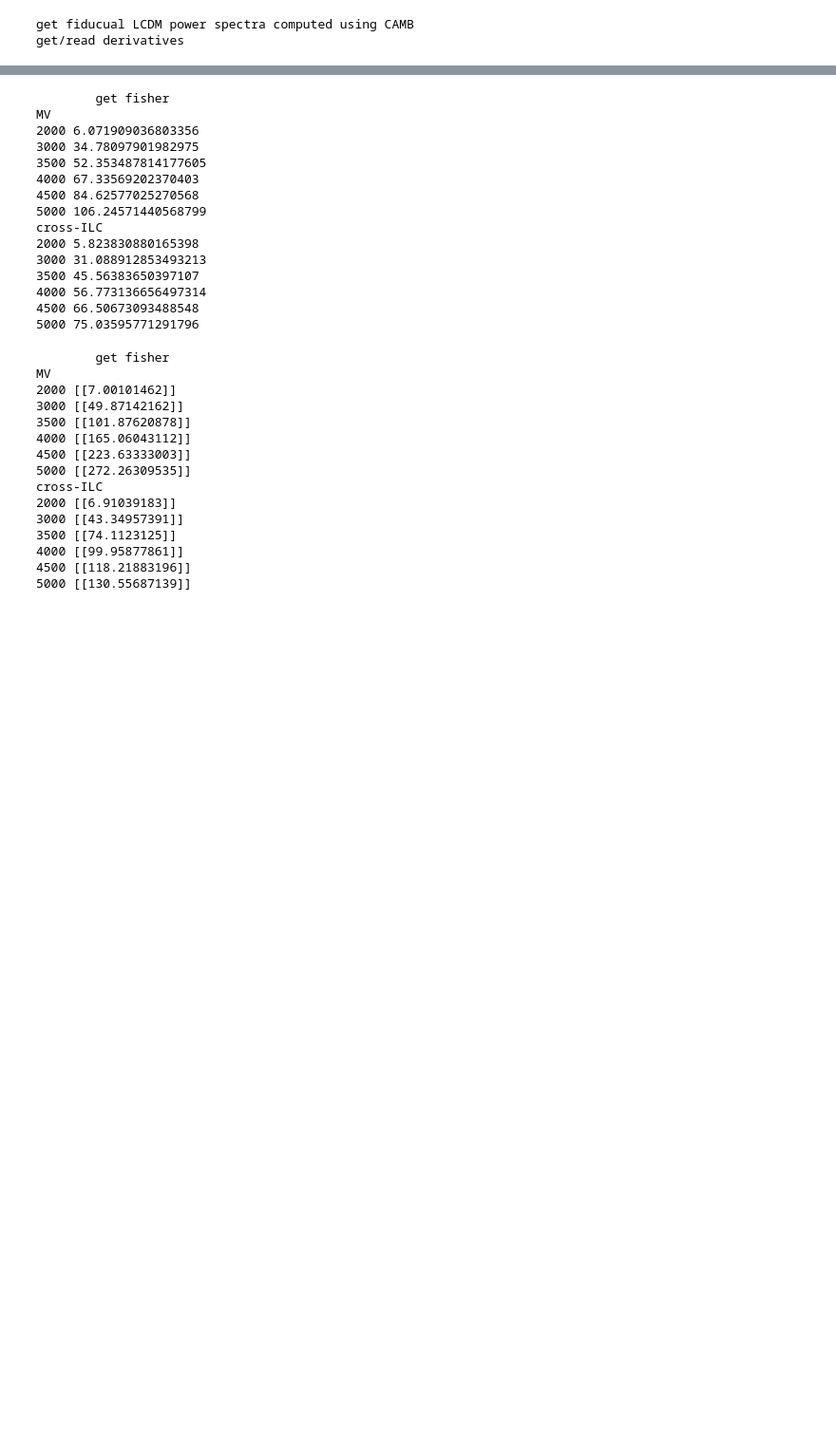
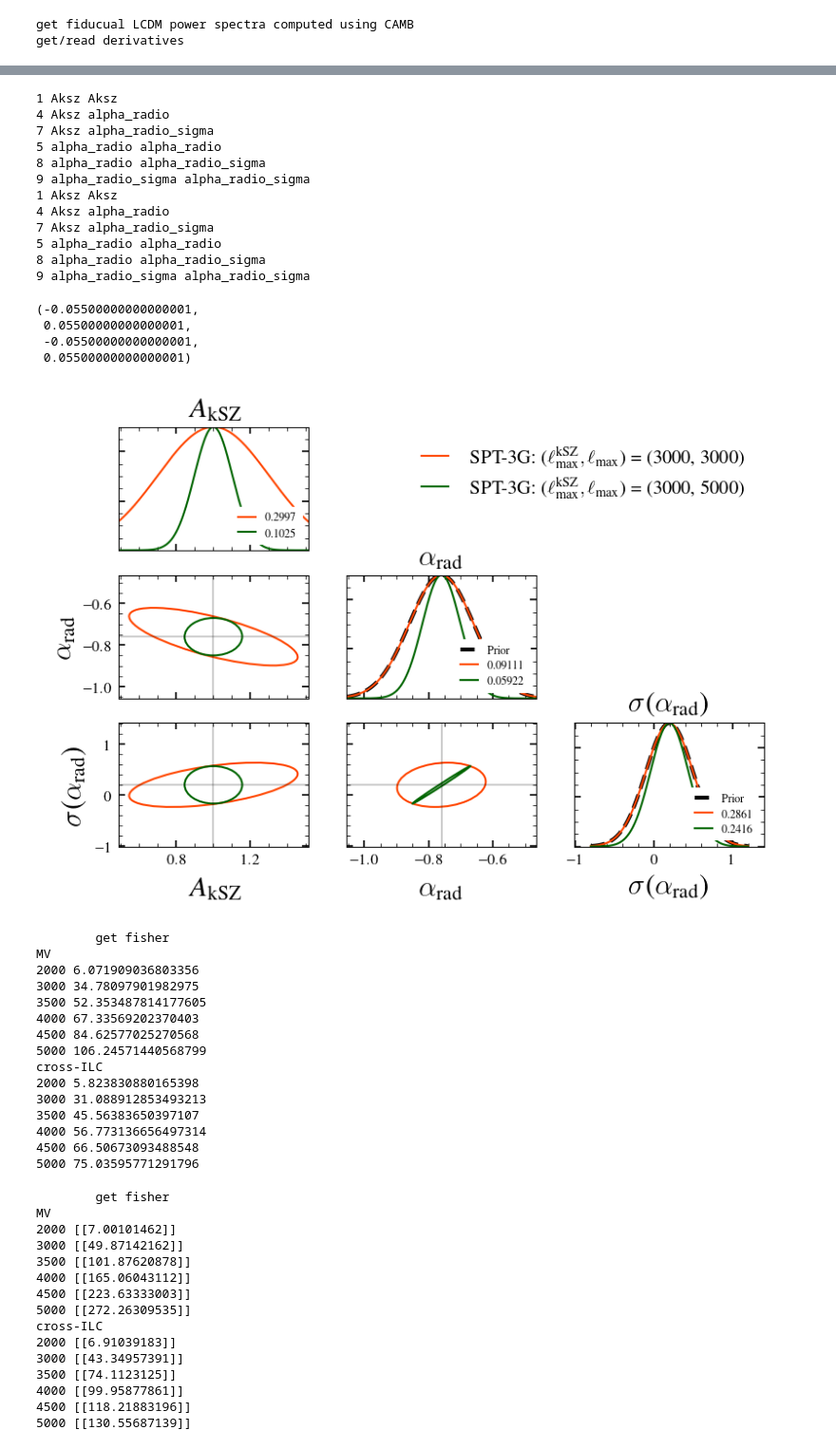
Before and after one commit to sriniraghunathan/cross_ilc_methods_paper, a Jupyter notebook: perform_ksz_fisher.ipynb, the cells around one changed output, grey strips where cells are left out. Shown: that part at 95% size. Saved outputs shown, nothing was run; the diff lists cells and outputs as text; code cells hidden in the pictures; blank space fills up the shorter version.

Commit message:
Fitting radio along with kSZ

```diff
--- a/perform_ksz_fisher.ipynb
+++ b/perform_ksz_fisher.ipynb
@@ -50,12 +52,14 @@ if (1): #with CCAT-prime
     fname_withccatp = 'publish/data/ilc_weights_residuals_%s_fg_model_withccatphfnoisescaledby5.0.npy' %(which_fg_model)
     ilc_dict_withccatp = np.load(fname_withccatp, allow_pickle = True).item()
 
+    weights_dict_withccatp = ilc_dict_withccatp['weights']
+
     #get experiment Nl_dict
     nl_TP_dict_withccatp = ilc_dict_withccatp['nl_TP_dict']
 
     #total ILC residuals
     total_ilc_residuals_dict_withccatp = ilc_dict_withccatp['total_ilc_residuals']
-    print(total_ilc_residuals_dict.keys())
+    #print(total_ilc_residuals_dict.keys())
 
     ##print(ilc_dict_withccatp.keys())
 
@@ -155,6 +176,8 @@ for which_spec in cl_dic:
 for p in sorted( param_names ):
     for which_spec in cl_deriv_dic[p]:
         cl_deriv_dic[p][which_spec] = np.interp(els, el_camb, cl_deriv_dic[p][which_spec])
+
+cl_dic_cmb = copy.deepcopy(cl_dic)
 # %% [output]
 get fiducual LCDM power spectra computed using CAMB
 get/read derivatives
@@ -224,10 +247,9 @@ cl_deriv_dic['Aksz']['TT'] = (cl_ksz_high-cl_ksz_low)/( 2 * Aksz_step)
 cl_deriv_dic['Aksz']['EE'] = cl_deriv_dic['Aksz']['TT'] * 0.
 cl_deriv_dic['Aksz']['TE'] = cl_deriv_dic['Aksz']['TT'] * 0.
 
-#add Aksz to param_name
-if 'Aksz' not in param_names:
-    param_names.append('Aksz')
-
-print(param_names)
+#store this in a different dict for future use.
+#We will add experiment dependent radio residuals below which will change this dictionary.
+cl_dic_ori = copy.deepcopy(cl_dic)
+cl_deriv_dic_ori = copy.deepcopy(cl_deriv_dic)
 # %% [output]
 get kSZ spectrum and derivatives
@@ -466,3 +659,42 @@ Experiment = spt3g
+# %%
+import tools_for_plotting
+desired_params_to_plot = ['Aksz', 'alpha_radio', 'alpha_radio_sigma']
+tmpnamearr = list(parent_F_dic[expname].keys())
+colorarr = ['orangered', 'darkgreen']
+color_dic = {}
+for t, c in zip(tmpnamearr, colorarr):
+    color_dic[t] = [c]
+
+for tmpnamecntr, tmpname in enumerate( tmpnamearr ):
+    if tmpnamecntr == 0:
+        prior_dic_to_pass = prior_dic
+    else:
+        prior_dic_to_pass = {}
+
+    tr, tc = tools_for_plotting.make_triangle_plot([tmpname], parent_F_dic[expname], param_dict, param_names, desired_params_to_plot, color_dic, ls_dic = None, one_or_two_sigma = 1, fsval = 11, prior_dic = prior_dic_to_pass)
+ax = subplot(tr, tc, 3)
+for tmpnamecntr, tmpname in enumerate( tmpnamearr ):
+    plot([], [], color = color_dic[tmpname][0], label = r'%s: ($\ell_{\rm max}^{\rm kSZ}, \ell_{\rm max}$) = (%s, %s)' %(exp_specs_dict[expname][0], tmpname[0], tmpname[1]))
+legend(loc = 1, fontsize = 10, framealpha = 0.)
+axis('off')
+# %% [output]
+1 Aksz Aksz
+4 Aksz alpha_radio
+7 Aksz alpha_radio_sigma
+5 alpha_radio alpha_radio
+8 alpha_radio alpha_radio_sigma
+9 alpha_radio_sigma alpha_radio_sigma
+1 Aksz Aksz
+4 Aksz alpha_radio
+7 Aksz alpha_radio_sigma
+5 alpha_radio alpha_radio
+8 alpha_radio alpha_radio_sigma
+9 alpha_radio_sigma alpha_radio_sigma
+(-0.05500000000000001,
+ 0.05500000000000001,
+ -0.05500000000000001,
+ 0.05500000000000001)
+[figure, added]
 # %%
 # %% [output]
         get fisher
```
Also changed, not shown: parts of 7 cells of this notebook, 8 other files.
